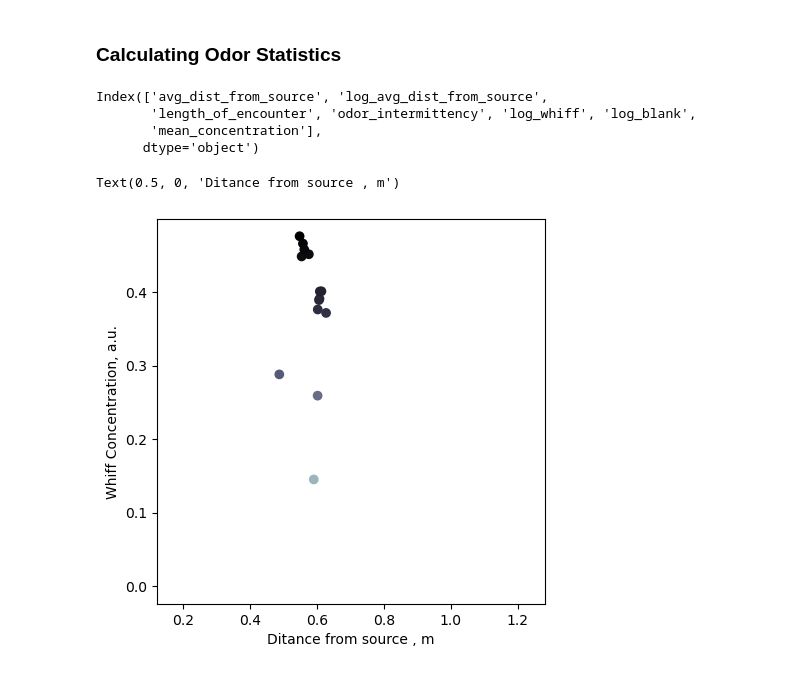
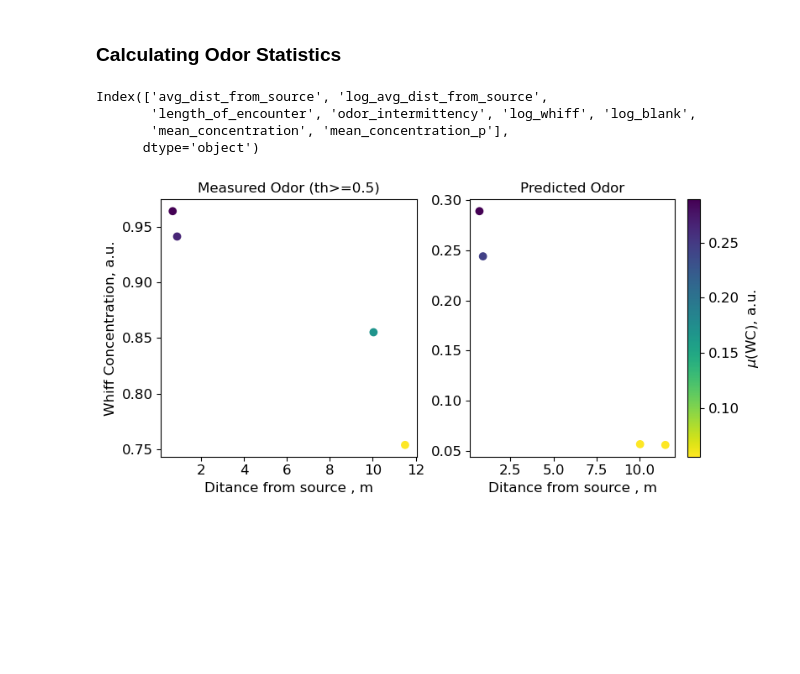
Before and after one commit to arunavanag591/COSMOS, a Jupyter notebook: train_time_series.ipynb, the cells around one changed output. Saved outputs shown, nothing was run; the diff lists cells and outputs as text; code cells hidden in the pictures; blank space fills up the shorter version.

Commit message:
added stat calculations

```diff
--- a/train_time_series.ipynb
+++ b/train_time_series.ipynb
@@ -386,4 +413,18 @@ osc.calculate_distance_from_source(test)
 def cal_stat(df,index,fdf):
     osc.avg_distance(df,index,fdf)
     osc.whiff_blank_duration(df,index,fdf)
-    mean_conc(df,index,fdf)
+    osc.mean_conc(df,index,fdf)
+    osc.predicted_mean_conc(df,index,fdf)
+
+np.seterr(divide='ignore')
+index = osc.get_index(test.odor,0.5)
+fdf = pd.DataFrame()
+
+cal_stat(test,index,fdf)
+
+fdf.keys()
+# %% [output]
+Index(['avg_dist_from_source', 'log_avg_dist_from_source',
+       'length_of_encounter', 'odor_intermittency', 'log_whiff', 'log_blank',
+       'mean_concentration', 'mean_concentration_p'],
+      dtype='object')
@@ -397,16 +431,23 @@ cal_stat(test,index,fdf)
-# %%
-fdf.keys()
-# %% [output]
-Index(['avg_dist_from_source', 'log_avg_dist_from_source',
-       'length_of_encounter', 'odor_intermittency', 'log_whiff', 'log_blank',
-       'mean_concentration'],
-      dtype='object')
 # %%
-f,ax=plt.subplots(1,1,figsize=(5,5))
-ax.scatter(fdf.avg_dist_from_source,fdf.mean_concentration, c=fdf.mean_concentration, cmap='bone_r')
-ax.set_ylabel('Whiff Concentration, a.u.')
-ax.set_xlabel('Ditance from source , m')
+f,(ax1,ax2)=plt.subplots(1,2,figsize=(8,4))
+v=ax1.scatter(fdf.avg_dist_from_source,fdf.mean_concentration, c=fdf.mean_concentration, cmap='viridis_r' )
+ax1.set_ylabel('Whiff Concentration, a.u.')
+ax1.set_xlabel('Ditance from source , m')
+ax1.set_title('Measured Odor (th>=0.5)')
+# cbar = f.colorbar(v)
+# cbar.set_label('$\mu$(WC), a.u.')
+
+
+u=ax2.scatter(fdf.avg_dist_from_source,fdf.mean_concentration_p, c=fdf.mean_concentration_p, cmap='viridis_r' )
+# ax2.set_ylabel('Whiff Concentration, a.u.')
+ax2.set_xlabel('Ditance from source , m')
+ax2.set_title('Predicted Odor')
+cbar1 = f.colorbar(u)
+cbar1.set_label('$\mu$(WC), a.u.')
+
+f.tight_layout()
+
+mpl_functions.set_fontsize(f, 12)
 # f.savefig('../assets/300_ensemble_full.jpeg', dpi=150, bbox_inches = "tight")
 # %% [output]
-Text(0.5, 0, 'Ditance from source , m')
-[figure, old version]
+[figure, new version]
```
Also changed, not shown: parts of 20 cells of this notebook, 3 other files.
